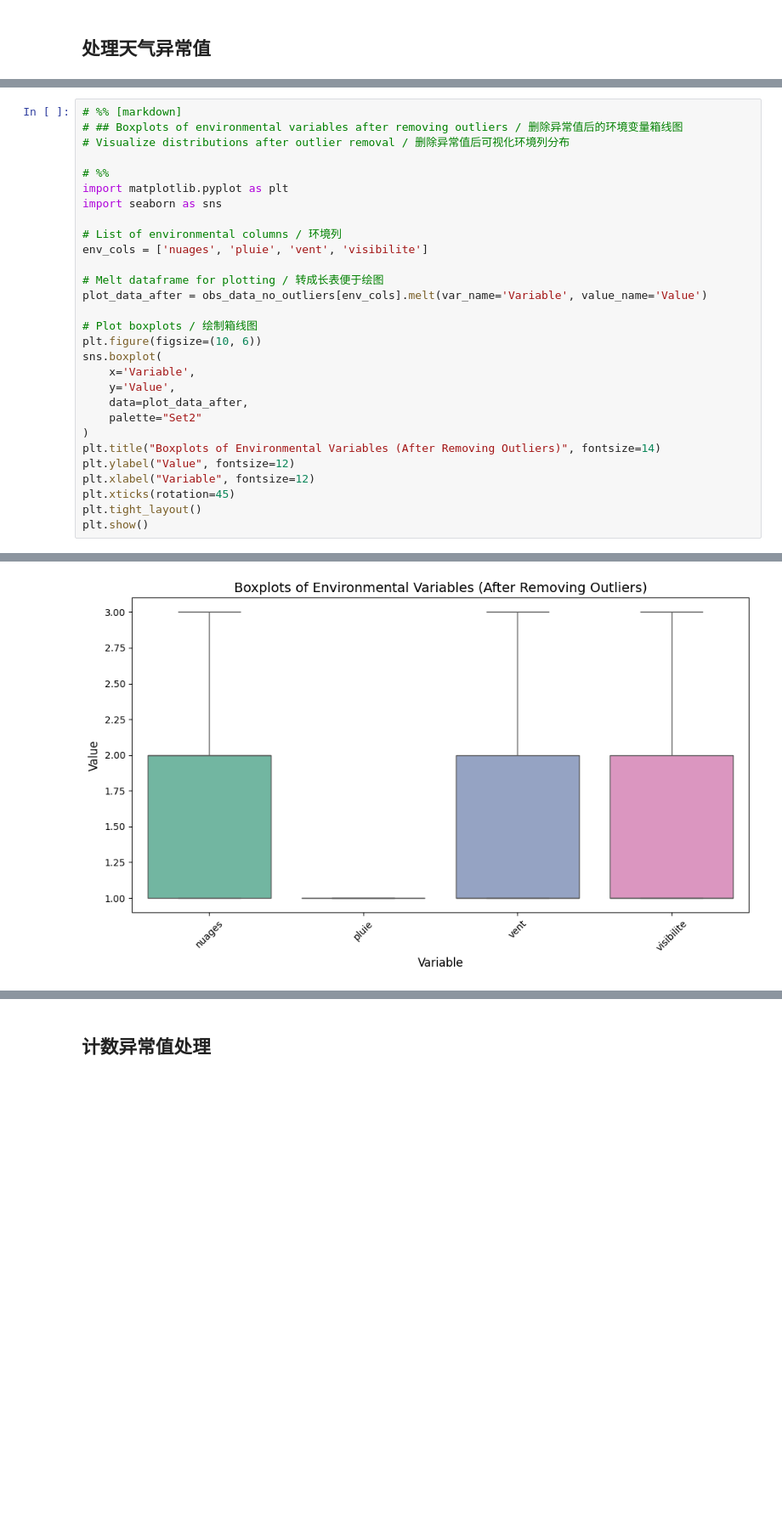
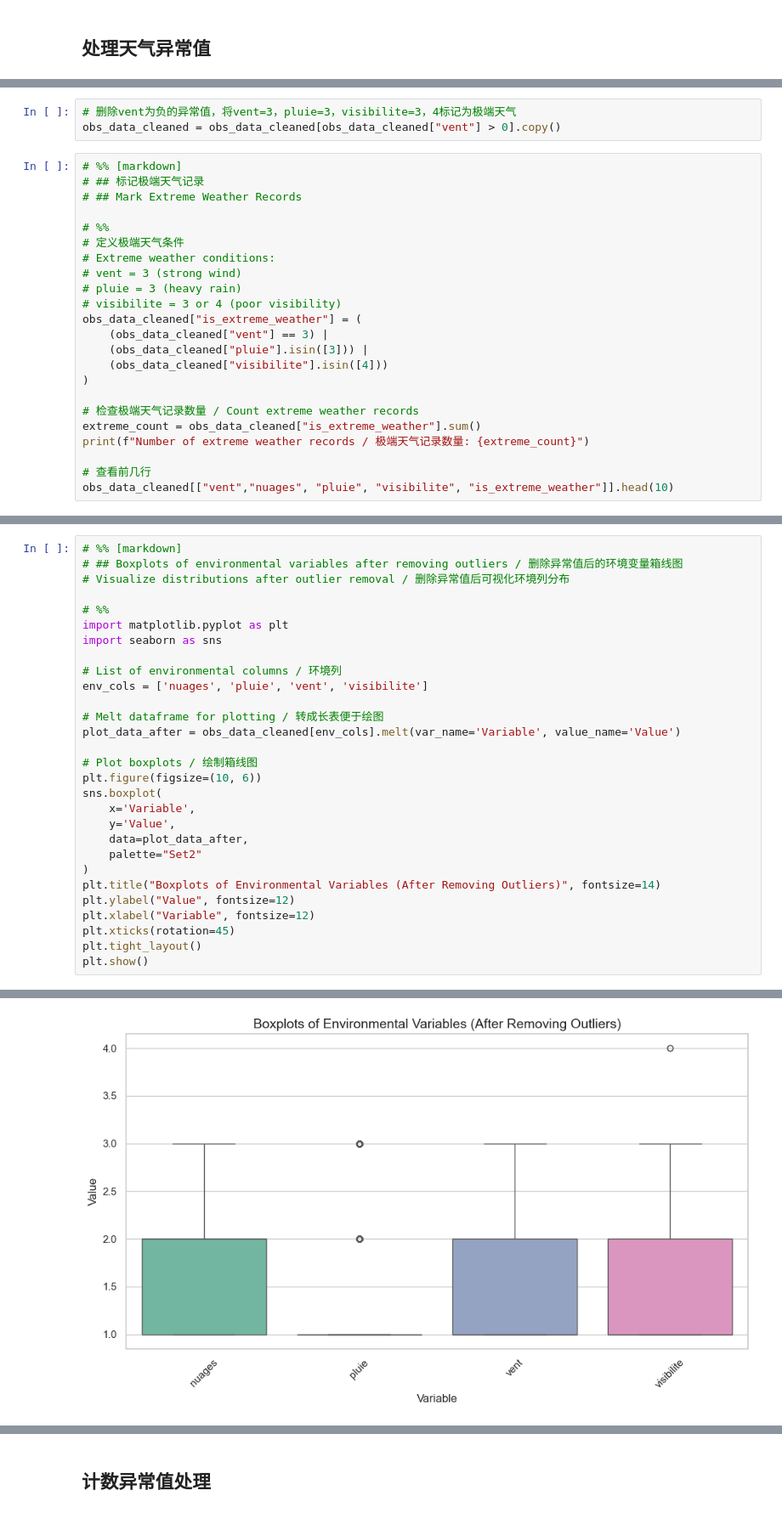
Before and after one commit to fonction-positive/AS_Projet_Birds, a Jupyter notebook: projet_bird/bird.ipynb, the cells around one changed output, grey strips where cells are left out. Shown at 85% size. Drawn from its saved outputs; the diff is of its cells as text; blank space fills up the shorter version.

```diff
--- a/projet_bird/bird.ipynb
+++ b/projet_bird/bird.ipynb
@@ -660,3 +715,29 @@ min         1.000000       1.0       1.000000       1.000000
 50%         2.000000       1.0       1.000000       1.000000
 75%         2.000000       1.0       2.000000       2.000000
 max         3.000000       1.0       3.000000       3.000000
+# %%
+# 删除vent为负的异常值，将vent=3，pluie=3，visibilite=3，4标记为极端天气
+obs_data_cleaned = obs_data_cleaned[obs_data_cleaned["vent"] > 0].copy()
+# %%
+# %% [markdown]
+# ## 标记极端天气记录
+# ## Mark Extreme Weather Records
+
+# %%
+# 定义极端天气条件
+# Extreme weather conditions:
+# vent = 3 (strong wind)
+# pluie = 3 (heavy rain)
+# visibilite = 3 or 4 (poor visibility)
+obs_data_cleaned["is_extreme_weather"] = (
+    (obs_data_cleaned["vent"] == 3) |
+    (obs_data_cleaned["pluie"].isin([3])) |
+    (obs_data_cleaned["visibilite"].isin([4]))
+)
+
+# 检查极端天气记录数量 / Count extreme weather records
+extreme_count = obs_data_cleaned["is_extreme_weather"].sum()
+print(f"Number of extreme weather records / 极端天气记录数量: {extreme_count}")
+
+# 查看前几行
+obs_data_cleaned[["vent","nuages", "pluie", "visibilite", "is_extreme_weather"]].head(10)
@@ -665,32 +759,32 @@ max         3.000000       1.0       3.000000       3.000000
 # ## Boxplots of environmental variables after removing outliers / 删除异常值后的环境变量箱线图
 # Visualize distributions after outlier removal / 删除异常值后可视化环境列分布
 
 # %%
 import matplotlib.pyplot as plt
 import seaborn as sns
 
 # List of environmental columns / 环境列
 env_cols = ['nuages', 'pluie', 'vent', 'visibilite']
 
 # Melt dataframe for plotting / 转成长表便于绘图
-plot_data_after = obs_data_no_outliers[env_cols].melt(var_name='Variable', value_name='Value')
+plot_data_after = obs_data_cleaned[env_cols].melt(var_name='Variable', value_name='Value')
 
 # Plot boxplots / 绘制箱线图
 plt.figure(figsize=(10, 6))
 sns.boxplot(
     x='Variable',
     y='Value',
     data=plot_data_after,
     palette="Set2"
 )
 plt.title("Boxplots of Environmental Variables (After Removing Outliers)", fontsize=14)
 plt.ylabel("Value", fontsize=12)
 plt.xlabel("Variable", fontsize=12)
 plt.xticks(rotation=45)
 plt.tight_layout()
 plt.show()
 # %% [output]
 Passing `palette` without assigning `hue` is deprecated and will be removed in v0.14.0. Assign the `x` variable to `hue` and set `legend=False` for the same effect.
 
   sns.boxplot(
-[figure, old version]
+[figure, new version]
```
Also changed, not shown: parts of 39 cells of this notebook.
